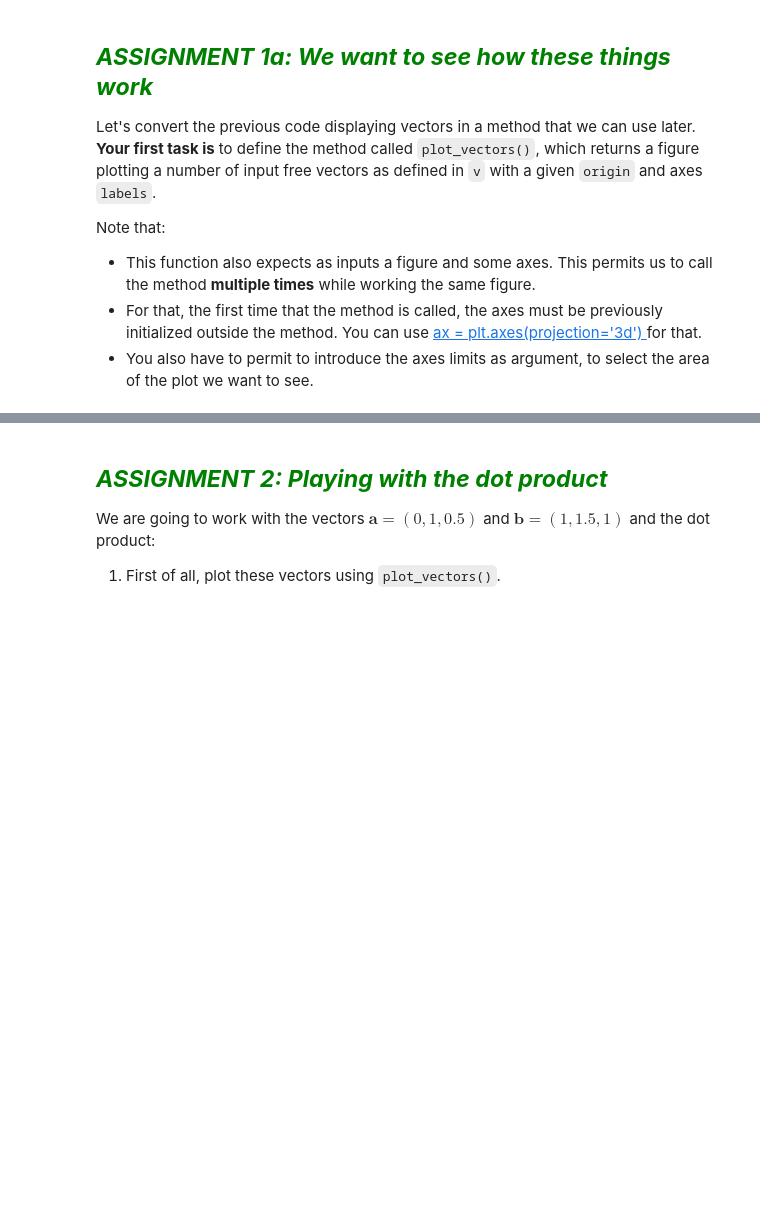
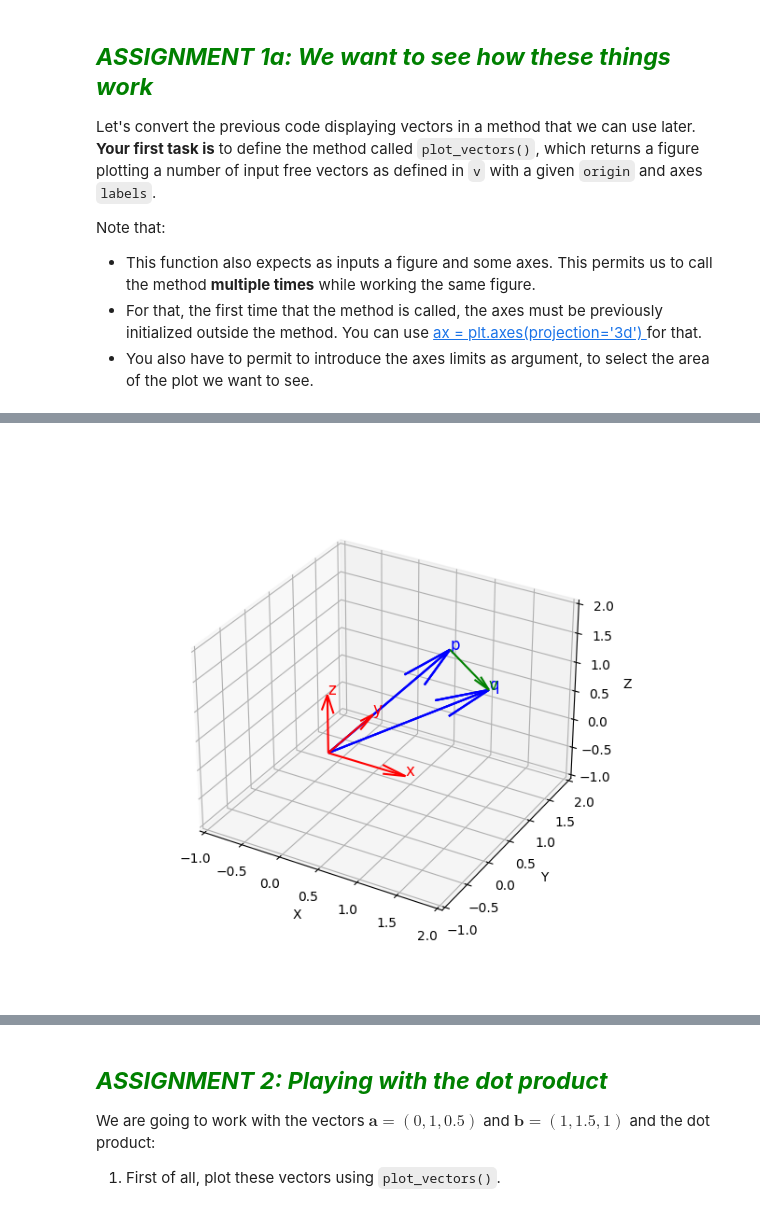
Before and after one commit to angelfdezcivila/uma_cv_2023, a Jupyter notebook: Chapter 08. Image Formation/8.1 Mathematical tools. Euclidean transformations in 3D.ipynb, the cells around one changed output, grey strips where cells are left out. Drawn from its saved outputs; the diff is of its cells as text; code cells hidden in the pictures; blank space fills up the shorter version.

```diff
--- a/Chapter 08. Image Formation/8.1 Mathematical tools. Euclidean transformations in 3D.ipynb
+++ b/Chapter 08. Image Formation/8.1 Mathematical tools. Euclidean transformations in 3D.ipynb
@@ -152,22 +154,22 @@ def plot_vectors(fig, ax, v, origin, labels, color, axes_lim):
     # Write your code here
 
     # Prepare vector for plotting input
-    X,Y,Z = None, None, None
-    U,V,W = None, None, None
+    X,Y,Z = origin[0,:], origin[1,:], origin[2,:]
+    U,V,W = v[0,:], v[1,:], v[2,:]
 
     # Set axes limits
-    ax.set_xlim3d(axes_lim[None], axes_lim[None])
-    ax.set_ylim3d(axes_lim[None], axes_lim[None])
-    ax.set_zlim3d(axes_lim[None], axes_lim[None])
+    ax.set_xlim3d(axes_lim[0], axes_lim[1])
+    ax.set_ylim3d(axes_lim[2], axes_lim[3])
+    ax.set_zlim3d(axes_lim[4], axes_lim[5])
 
     # Add axis labels and aspect ratio
-    ax.set_xlabel(None)
-    ax.set_ylabel(None)
-    ax.set_zlabel(None)
+    ax.set_xlabel('X')
+    ax.set_ylabel('Y')
+    ax.set_zlabel('Z')
     #ax.set_aspect('equal')
 
     # Plot vectors
-    ax.quiver(None, None, None, None, None, None,color=None)
+    ax.quiver(X, Y, Z, U, V, W,color=color)
 
     # Add labels
     for i in range(len(labels)):
@@ -216,39 +220,41 @@ This is the result we are looking for:
 # %%
 matplotlib.rcParams['figure.figsize'] = (6.0, 6.0)
 
 # Create figure
 fig = plt.figure()
 
 # Prepare figure for 3D data
 ax = plt.axes(projection='3d')
 
 # System of reference vector coordinates
 v_o = np.array([[1,0,0],[0,1,0],[0,0,1]])
 
 # Origin coordinates of the reference system
 origin = np.array([[0,0,0],[0,0,0],[0,0,0]])
 
 # Define the vectors
-p = np.vstack(None)
-q = np.vstack(None)
-v = None
+p = np.vstack([1, 1, 1.5])
+q = np.vstack([1.5, 1, 1])
+v = q - p
 
 # Define the origin of each vector
-origin_p = np.vstack(None)
-origin_q = np.vstack(None)
-origin_v = None
+origin_p = np.vstack(origin)
+origin_q = np.vstack(origin)
+origin_v = p
 
 # Vector labels
 labels = ["x","y","z"]
-labels_p = [None]
-labels_q = [None]
-labels_v = [None]
+labels_p = ["p"]
+labels_q = ["q"]
+labels_v = ["v"]
 
 # Call plot_vectors
 fig, ax = plot_vectors(fig, ax, v_o, origin, labels, "red", [-1,2,-1,2,-1,2])
 fig, ax = plot_vectors(fig, ax, p, origin_p, labels_p, "blue", [-1,2,-1,2,-1,2])
 fig, ax = plot_vectors(fig, ax, q, origin_q, labels_q, "blue", [-1,2,-1,2,-1,2])
 fig, ax = plot_vectors(fig, ax, v, origin_v, labels_v, "green", [-1,2,-1,2,-1,2])
+# %% [output]
+[figure, added]
 # %% [markdown]
 ## 8.1.2 Product of 3D vectors
 
```
Also changed, not shown: parts of 14 cells of this notebook, 3 other files.
